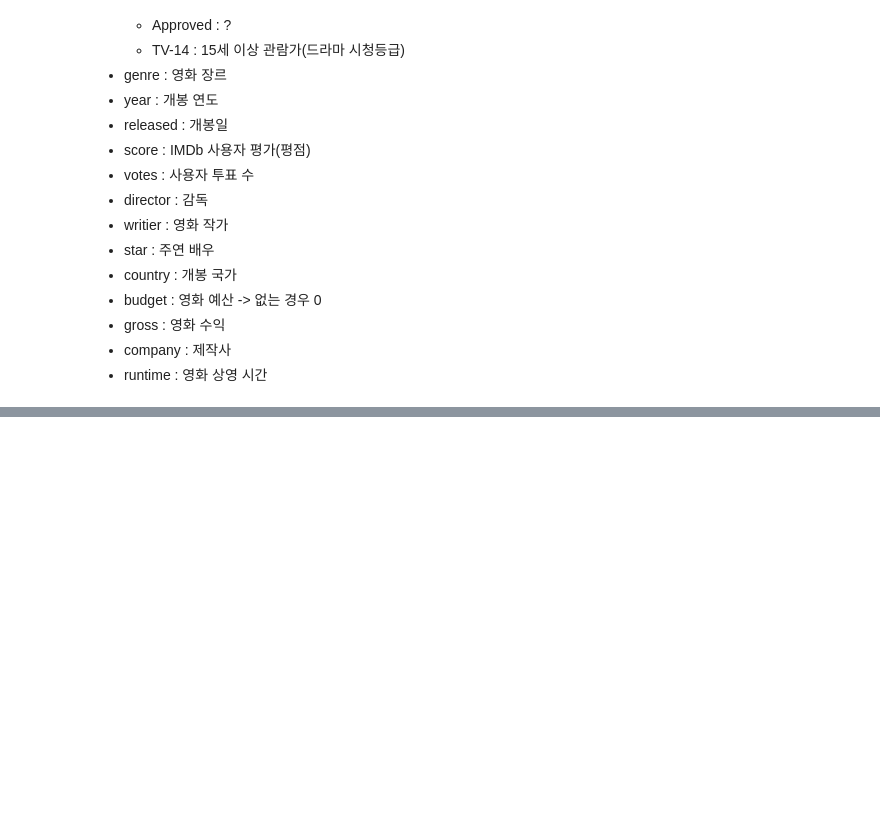
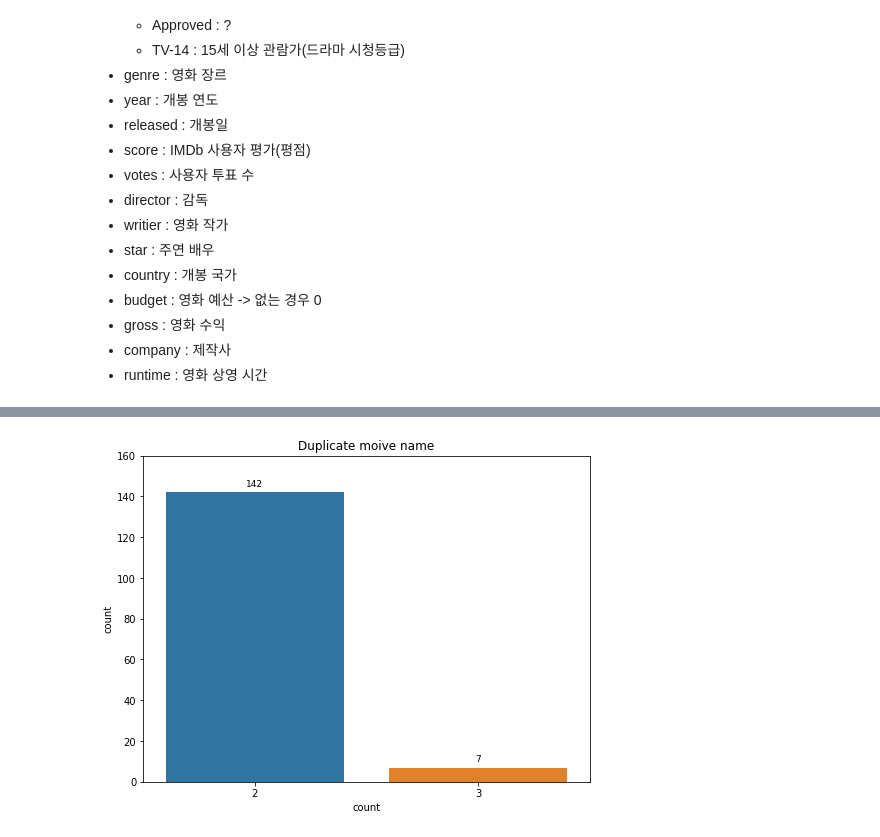
Before and after one commit to JaeHong-Park987/Kaggle, a Jupyter notebook: Movie Industry/Movie Industry 분석.ipynb, the cells around one changed output, grey strips where cells are left out. Cells and saved outputs as stored; diff of their text form; code cells hidden in the pictures; blank space fills up the shorter version.

Commit message:
movie industry 1차 분석

```diff
--- a/Movie Industry/Movie Industry 분석.ipynb
+++ b/Movie Industry/Movie Industry 분석.ipynb
@@ -84,0 +161,3 @@ Name: genre, dtype: int64
+# %%
+dup = df.duplicated(['name'], keep = False) # keep = False -> 중복이면 무조건 True
+dup
@@ -84,0 +177,4 @@ Name: genre, dtype: int64
+# %%
+df_dup = pd.concat([df, dup], axis = 1)
+df_dup.rename(columns = {0 : 'Dup'}, inplace = True)
+df_dup
@@ -84,0 +195,3 @@ Name: genre, dtype: int64
+# %%
+df_same_movie_name = df_dup[df_dup['Dup'] == True]
+df_same_movie_name
@@ -84,0 +227,14 @@ Name: genre, dtype: int64
+# %%
+df_count = pd.DataFrame(df_same_movie_name['name'].value_counts())
+df_count.rename(columns = {'name' : 'count'}, inplace = True)
+
+plt.figure(figsize = (8,6))
+ax = sns.countplot('count', data=df_count)
+for p in ax.patches:
+    height = p.get_height()
+    ax.text(p.get_x() + p.get_width() / 2., height + 3, height, ha = 'center', size = 9)
+plt.title('Duplicate moive name')
+ax.set_ylim(0,160)
+plt.show()
+# %% [output]
+[figure, added]
```
Also changed, not shown: parts of 46 cells of this notebook.
